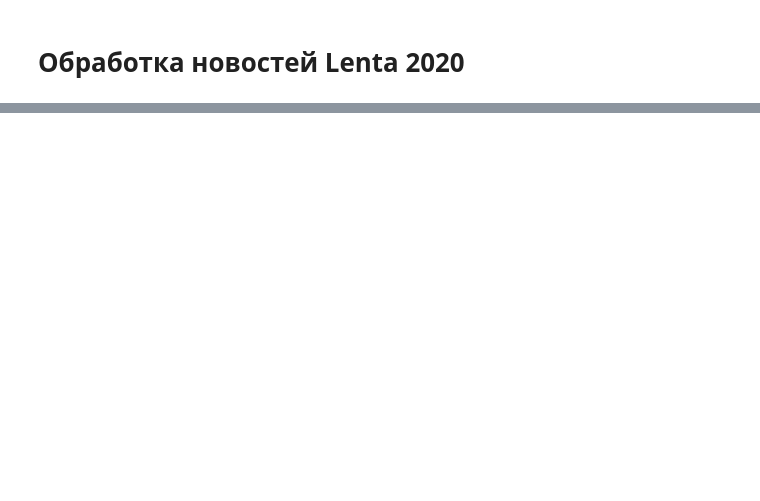
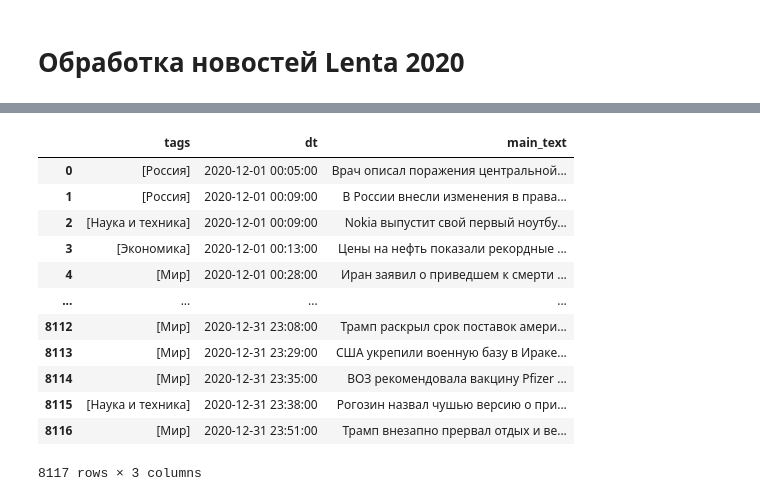
Before and after one commit to andreytsimbalov/Diplom, a Jupyter notebook: data_news_corrector_2020.ipynb, the cells around one changed output, grey strips where cells are left out. Drawn from its saved outputs; the diff is of its cells as text; code cells hidden in the pictures; blank space fills up the shorter version.

```diff
--- a/data_news_corrector_2020.ipynb
+++ b/data_news_corrector_2020.ipynb
@@ -96,7 +98,7 @@ def get_data_with_filename(filename):
 
   data['dt'] = [convert_to_datetime(data.date[i], data.time[i]) for i in range(len(data))]
   data['main_text'] = data.headline + '. '+ data.text
-  data = data.drop(['date','time', 'link', 'headline', 'text'],axis=1)
+  data = data.drop(['date','time', 'link', 'headline', 'text','views'],axis=1)
   data = data.sort_values('dt',ignore_index=True)
 
   return data
@@ -136,0 +171,38 @@ data = pd.read_pickle(md+'data/news_lenta_2020')
+# %%
+def get_data_lenta_with_filename(filename):
+  # data = pd.read_csv(file_name).drop('Unnamed: 0',axis=1)
+  data = pd.read_pickle(filename)
+  data.dropna(subset=['text'], inplace=True)
+  data = data[data.text!='']
+
+  # print(len(data))
+  data.index = np.arange(len(data))
+  # data = data.iloc[np.where(np.array(data.text!=['' for _ in data.text]))[0]]
+  # print(len(data))
+  data.rename(columns={'tag': 'tags'}, inplace=True)
+  for i in data.index:
+    data['tags'].iloc[i] = [data['tags'].iloc[i]]
+
+
+  data['dt'] = [convert_to_datetime(data.date[i], data.time[i]) for i in range(len(data))]
+  data['main_text'] = data.headline + '. '+ data.text
+  data = data.drop(['date','time', 'link', 'headline', 'text'],axis=1)
+  data = data.sort_values('dt',ignore_index=True)
+
+  return data
+data = get_data_lenta_with_filename(md+'data/news_lenta_12_2020')
+data
+# %% [output]
+|  | tags | dt | main_text |
+| 0 | [Россия] | 2020-12-01 00:05:00 | Врач описал поражения центральной... |
+| 1 | [Россия] | 2020-12-01 00:09:00 | В России внесли изменения в права... |
+| 2 | [Наука и техника] | 2020-12-01 00:09:00 | Nokia выпустит свой первый ноутбу... |
+| 3 | [Экономика] | 2020-12-01 00:13:00 | Цены на нефть показали рекордные ... |
+| 4 | [Мир] | 2020-12-01 00:28:00 | Иран заявил о приведшем к смерти ... |
+| ... | ... | ... | ... |
+| 8112 | [Мир] | 2020-12-31 23:08:00 | Трамп раскрыл срок поставок амери... |
+| 8113 | [Мир] | 2020-12-31 23:29:00 | США укрепили военную базу в Ираке... |
+| 8114 | [Мир] | 2020-12-31 23:35:00 | ВОЗ рекомендовала вакцину Pfizer ... |
+| 8115 | [Наука и техника] | 2020-12-31 23:38:00 | Рогозин назвал чушью версию о при... |
+| 8116 | [Мир] | 2020-12-31 23:51:00 | Трамп внезапно прервал отдых и ве... |
+8117 rows × 3 columns
```
Also changed, not shown: parts of 173 cells of this notebook.
